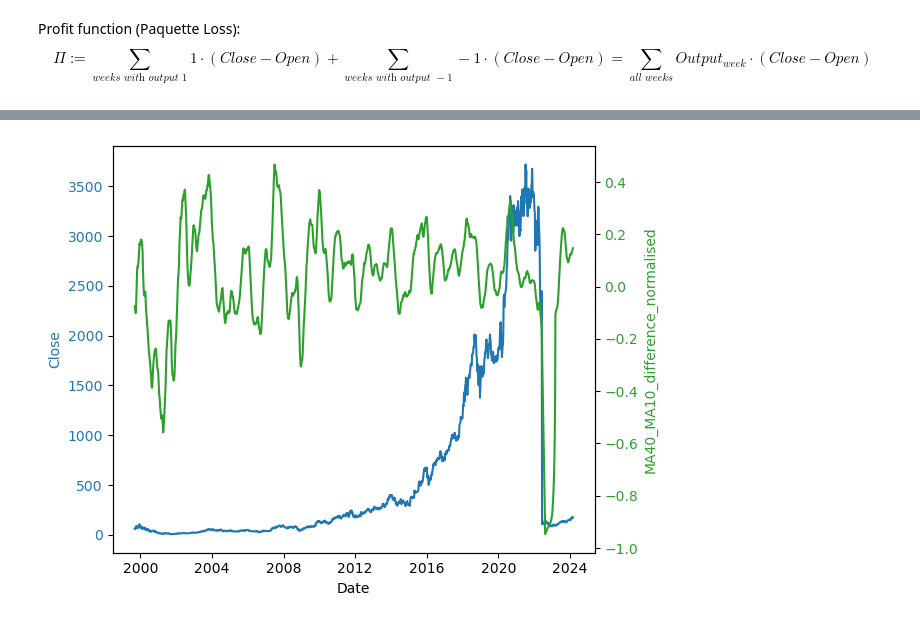
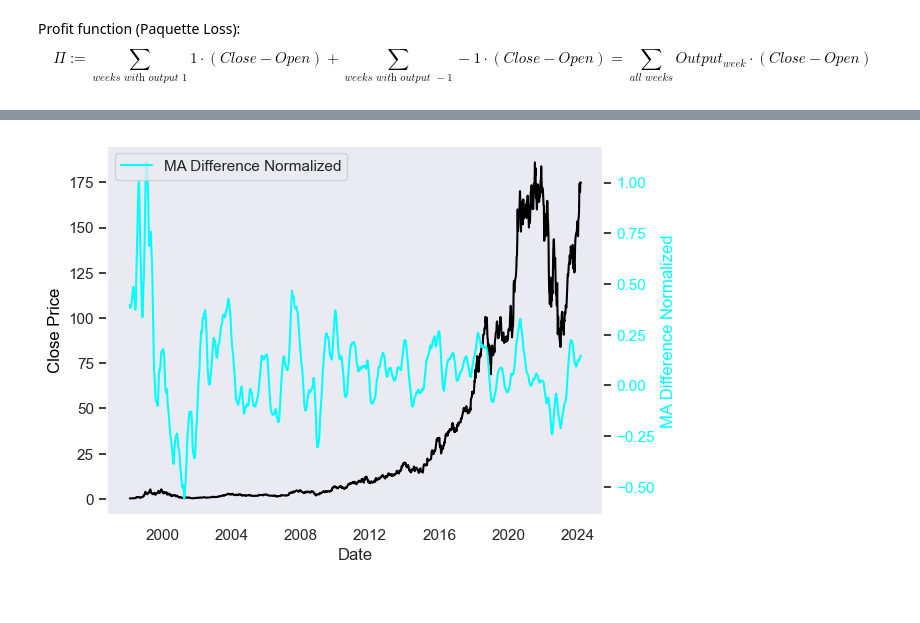
Before and after one commit to elenatomasella/ML, a Jupyter notebook: anfis_amzn.ipynb, the cells around one changed output, grey strips where cells are left out. Drawn from its saved outputs; the diff is of its cells as text; code cells hidden in the pictures.

```diff
--- a/anfis_amzn.ipynb
+++ b/anfis_amzn.ipynb
@@ -65,15 +72,10 @@ def calculate_indicators(df):
 #dfs = [amzn, cac, ibm, msft, nasdaq, sp500]
 dfs=[amzn]
 
-# Apply the function
 for df in dfs:
-    calculate_indicators(df)
-
-    # Also use loop to change date from object to datetime
+    # Verify dates are datetime
     df['Date'] = pd.to_datetime(df['Date'])
-
-    # Ensure dates are sorted
+    # Verify dates are sorted
     df.sort_values('Date', inplace=True)
 
-amzn.drop(index=amzn.index[0:40], inplace=True)
-amzn.reset_index()
+    calculate_indicators(df)
@@ -94,3 +102,7 @@ amzn.reset_index()
+# %%
+# Drop rows with na, depending on parameters chosen for indicators
+amzn.drop(index=amzn.index[0:39], inplace=True)
+amzn.reset_index(inplace=True)
 # %%
 amzn.columns
 # %% [output]
@@ -100,4 +111 @@ Index(['Date', 'Open', 'High', 'Low', 'Close', 'Volume', 'MA10', 'MA40', 'RSI',
       dtype='object')
-# %%
-amzn['MA40_MA10_difference_normalised']=(amzn['MA10']-amzn['MA40'])/amzn['MA40']
-amzn['MA40_MA10_difference_normalised']
@@ -117,23 +112,19 @@ Name: MA40_MA10_difference_normalised, Length: 1279, dtype: float64
 # %%
-# Create a figure and a set of subplots
-fig, ax1 = plt.subplots()
+sns.set(style="dark")
 
-# Plot the 'Close' prices on ax1 with the blue color
-color = 'tab:blue'
-ax1.set_xlabel('Date')
-ax1.set_ylabel('Close', color=color)
-ax1.plot(amzn['Date'], amzn['Close'], color=color)
-ax1.tick_params(axis='y', labelcolor=color)
+fig, ax = plt.subplots()
+ax.plot(amzn['Date'], amzn['Close'], color='Black', label='Close')
+ax.set_xlabel('Date')
+ax.set_ylabel('Close Price', color='Black')
+#ax.tick_params(axis='y', labelcolor='white')
+#ax.legend()
 
-# Create a second y-axis to plot the normalized difference with the green color
-ax2 = ax1.twinx()
-color = 'tab:green'
-ax2.set_ylabel('MA40_MA10_difference_normalised', color=color)
-ax2.plot(amzn['Date'], amzn['MA40_MA10_difference_normalised'], color=color)
-ax2.tick_params(axis='y', labelcolor=color)
+ax2 = ax.twinx()
+ax2.plot(amzn['Date'], amzn['MA40_MA10_difference_normalized'], color='cyan', label='MA Difference Normalized')
+ax2.set_ylabel('MA Difference Normalized', color='cyan')
+ax2.tick_params(axis='y', labelcolor='cyan')
+ax2.legend(loc='upper left')
 
-# Show the plot
-fig.tight_layout()
 plt.show()
 # %% [output]
-[figure, old version]
+[figure, new version]
```
Also changed, not shown: parts of 15 cells of this notebook.
